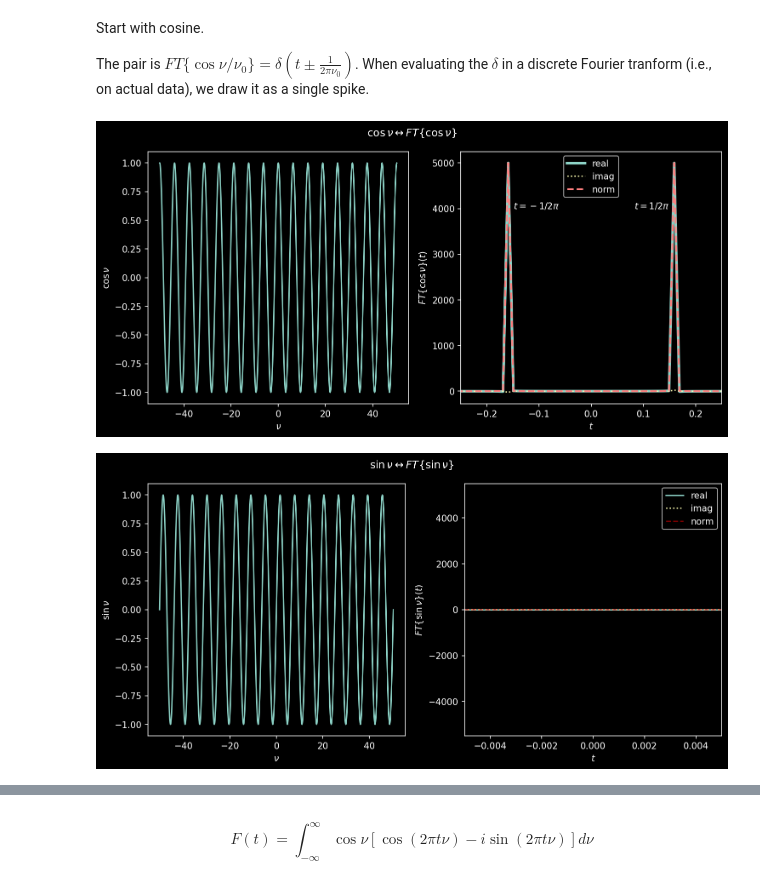
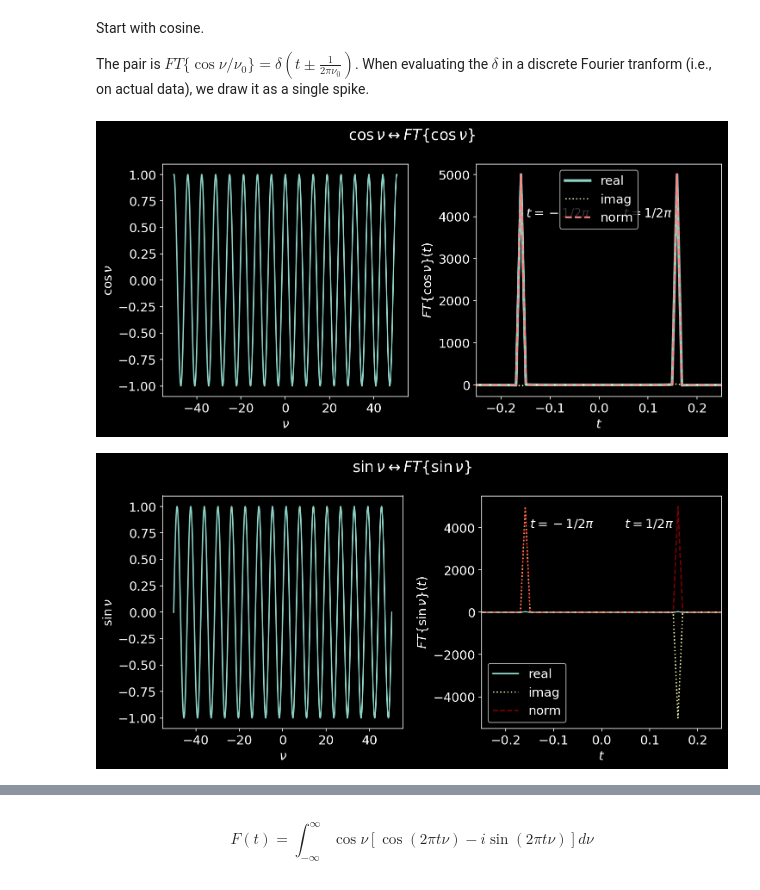
Before and after one commit to keflavich/AST4723-Public-Materials, a Jupyter notebook: FourierTransforms.ipynb, the cells around one changed output, grey strips where cells are left out. Cells and saved outputs as stored; diff of their text form; code cells hidden in the pictures.

```diff
--- a/FourierTransforms.ipynb
+++ b/FourierTransforms.ipynb
@@ -24,4 +26,7 @@ Based on lectures by Nils Halversson at CU Boulder
 %matplotlib inline
 import pylab as pl
 pl.style.use('dark_background')
+pl.rcParams['font.size'] = 14
+pl.rcParams['image.origin'] = 'lower'
+pl.rcParams['figure.dpi'] = 100
 # %%
@@ -135,30 +145,32 @@ ax2.set_ylabel(r'$FT\{\cos \nu\}(t)$');
 pl.suptitle(r"$\cos\nu \leftrightarrow FT\{\cos \nu\}$");
 pl.tight_layout()
 # %% [output]
-[figure, old version]
+[figure, new version]
 # %%
 nu = np.linspace(-16*np.pi, 16*np.pi, 10000)
 y = np.sin(nu)
 ftx = np.fft.fft(y)
 tee = np.fft.fftfreq(y.size) / (nu[1]-nu[0])
 pl.figure(figsize=(10,5), dpi=150)
 ax1 = pl.subplot(1,2,1)
 ax1.plot(nu, y)
 ax1.set_xlabel(r'$\nu$')
 ax1.set_ylabel(r'$\sin\nu$')
 ax2 = pl.subplot(1,2,2)
 inds = np.argsort(tee)
 ax2.plot(tee[inds], (ftx[inds]).real, label='real')
 ax2.plot(tee[inds], (ftx[inds]).imag, linestyle=':', label='imag')
 ax2.plot(tee[inds], np.abs(ftx[inds]), linestyle='--', label='norm', color='r', alpha=0.5)
 pl.legend(loc='best')
-ax2.set_xlim([-0.005, 0.005]);
-ax2.set_xlabel('$t$')
+ax2.text(-1/(2*np.pi) + 0.01, 4000, r'$t=-1/2\pi$')
+ax2.text(1/(2*np.pi) - 0.01, 4000, r'$t=1/2\pi$', ha='right')
+pl.legend(loc='best')
+ax2.set_xlim([-0.25, 0.25]);ax2.set_xlabel('$t$')
 ax2.set_ylabel(r'$FT\{\sin \nu\}(t)$');
 pl.suptitle(r"$\sin\nu \leftrightarrow FT\{\sin \nu\}$");
 pl.tight_layout()
 # %% [output]
-[figure, old version]
+[figure, new version]
 # %%
 nu = np.linspace(-16*np.pi, 16*np.pi, 10000)
 y = np.zeros_like(nu)
```
Also changed, not shown: parts of 56 cells of this notebook.
